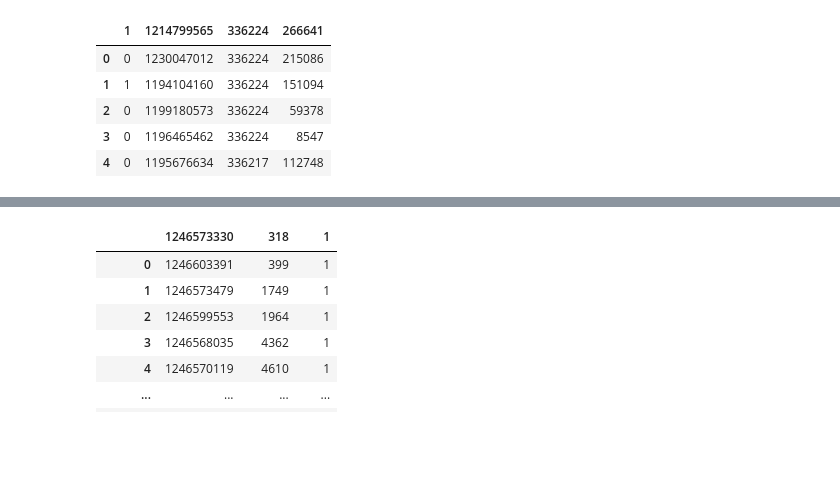
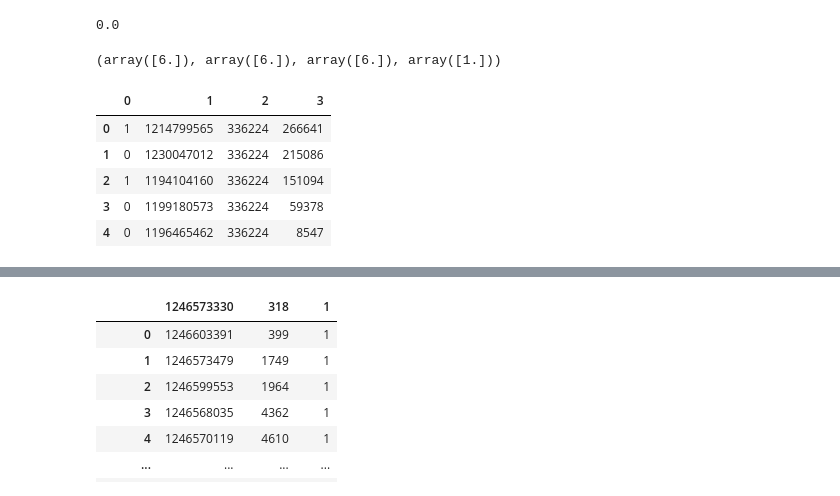
Before and after one commit to Skoyntoyflis/IMINFECTOR, a Jupyter notebook: Data/Digg/healthcare.ipynb, the cells around one changed output, grey strips where cells are left out. Cells and saved outputs as stored; diff of their text form; code cells hidden in the pictures; blank space fills up the shorter version.

```diff
--- a/Data/Digg/healthcare.ipynb
+++ b/Data/Digg/healthcare.ipynb
@@ -16,0 +71,9 @@ from sklearn.linear_model import LinearRegression
+# %%
+# np.shape(esim_matrix)
+# esim_matrix
+esim(0,1)
+# np.allclose(esim_matrix, np.tril(esim_matrix)) # check if lower triangular
+# np.allclose(esim_matrix, np.triu(esim_matrix)) # check if upper triangular
+# np.allclose(esim_matrix, np.diag(np.diag(esim_matrix))) # check if diagonal
+# %% [output]
+0.0
@@ -17,12 +104,20 @@ from sklearn.linear_model import LinearRegression
+# %%
+up = np.sum(R[[1],:]*R[[1],:],axis=1)
+d1 = np.sum(R[[1],:]*R[[1],:],axis=1)
+d2 = np.sum(R[[1],:]*R[[1],:],axis=1)
+sim = up/(d1+d2-up)
+up,d1,d2,sim
+# %% [output]
+(array([6.]), array([6.]), array([6.]), array([1.]))
 # %%
-df1 = pd.read_csv("Init_Data/digg_friends.csv",sep=',') #open csv file and save it to dataframe
+df = pd.read_csv("Init_Data/digg_friends.csv",sep=',',header=None) #, names=['1','2','3','4']) #open csv file and save it to dataframe
 # df1_friends2009 = df1["1214799565	"]
-df1.head()
+df.head()
 # %% [output]
-|  | 1 | 1214799565 | 336224 | 266641 |
-| 0 | 0 | 1230047012 | 336224 | 215086 |
-| 1 | 1 | 1194104160 | 336224 | 151094 |
-| 2 | 0 | 1199180573 | 336224 | 59378 |
-| 3 | 0 | 1196465462 | 336224 | 8547 |
-| 4 | 0 | 1195676634 | 336217 | 112748 |
+|  | 0 | 1 | 2 | 3 |
+| 0 | 1 | 1214799565 | 336224 | 266641 |
+| 1 | 0 | 1230047012 | 336224 | 215086 |
+| 2 | 1 | 1194104160 | 336224 | 151094 |
+| 3 | 0 | 1199180573 | 336224 | 59378 |
+| 4 | 0 | 1196465462 | 336224 | 8547 |
 # %%
```
Also changed, not shown: parts of 17 cells of this notebook, 26 other files.
